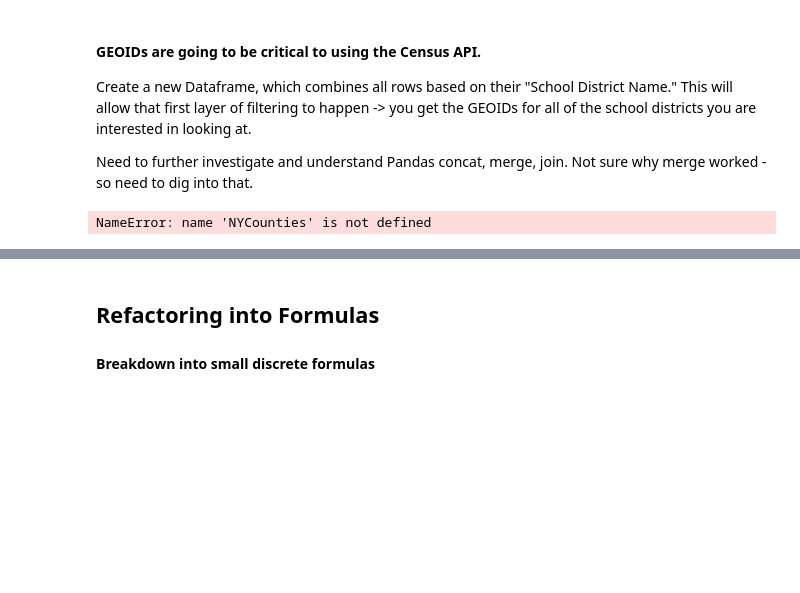
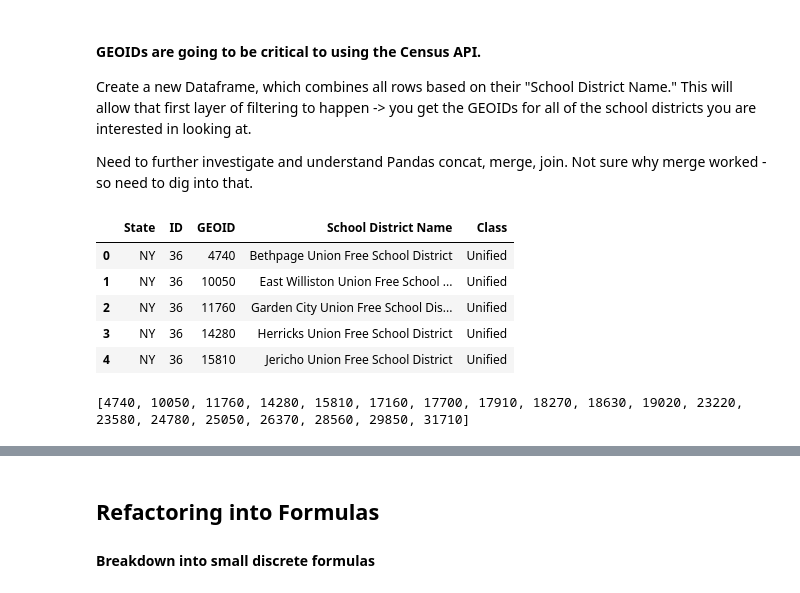
Before and after one commit to pylinet/USCensus, a Jupyter notebook: USCensusNYData.ipynb, the cells around one changed output, grey strips where cells are left out. Drawn from its saved outputs; the diff is of its cells as text; code cells hidden in the pictures; blank space fills up the shorter version.

```diff
--- a/USCensusNYData.ipynb
+++ b/USCensusNYData.ipynb
@@ -71,16 +84,23 @@ This will allow that first layer of filtering to happen -> you get the GEOIDs fo
 
 Need to further investigate and understand Pandas concat, merge, join. Not sure why merge worked - so need to dig into that.
 # %%
-NYCountiesGEOID = NYCounties.merge(data, on=['School District Name'],how='inner')
-NYCountiesGEOID
+NYCountiesGEOID = CountyGEOID.merge(selectedNYCounties, on=['School District Name'],how='inner')
+NYCountiesGEOID.head()
 # %% [output]
-NameError: name 'NYCounties' is not defined
+|  | State | ID | GEOID | School District Name | Class |
+| 0 | NY | 36 | 4740 | Bethpage Union Free School District | Unified |
+| 1 | NY | 36 | 10050 | East Williston Union Free School ... | Unified |
+| 2 | NY | 36 | 11760 | Garden City Union Free School Dis... | Unified |
+| 3 | NY | 36 | 14280 | Herricks Union Free School District | Unified |
+| 4 | NY | 36 | 15810 | Jericho Union Free School District | Unified |
 # %%
 # Get all GEO IDs in a single list
 
-GEOIDonly = joined['GEOID'].tolist()
+GEOIDonly = NYCountiesGEOID['GEOID'].tolist()
 separator = ', '
 print(GEOIDonly)
+# %% [output]
+[4740, 10050, 11760, 14280, 15810, 17160, 17700, 17910, 18270, 18630, 19020, 23220, 23580, 24780, 25050, 26370, 28560, 29850, 31710]
 # %%
 # As a single string
 
```
Also changed, not shown: parts of 12 cells of this notebook, 1 other file.
